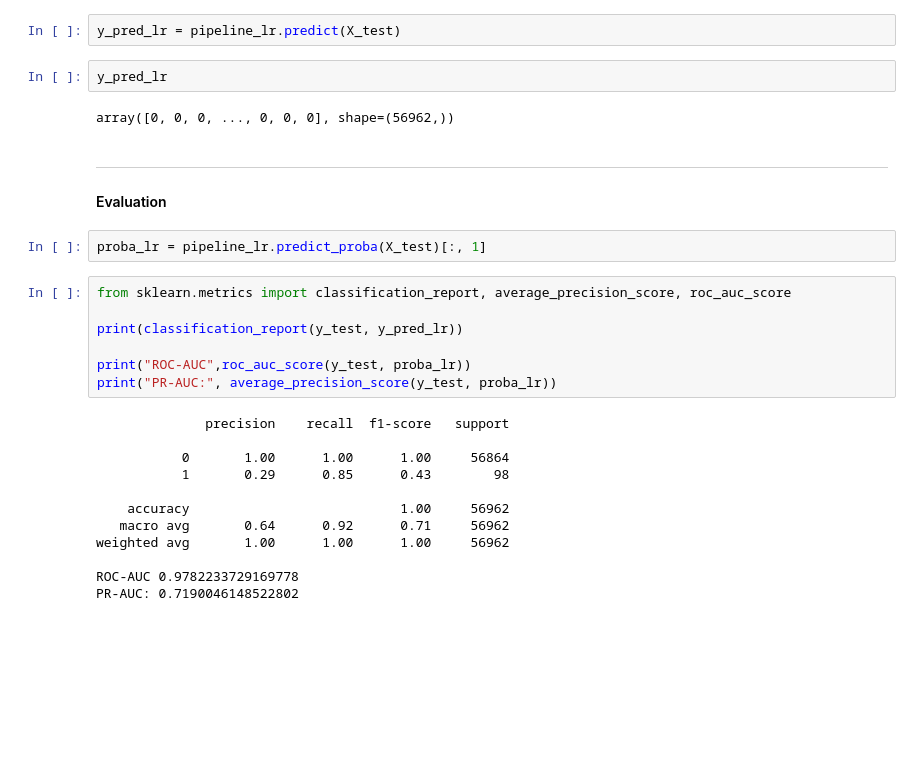
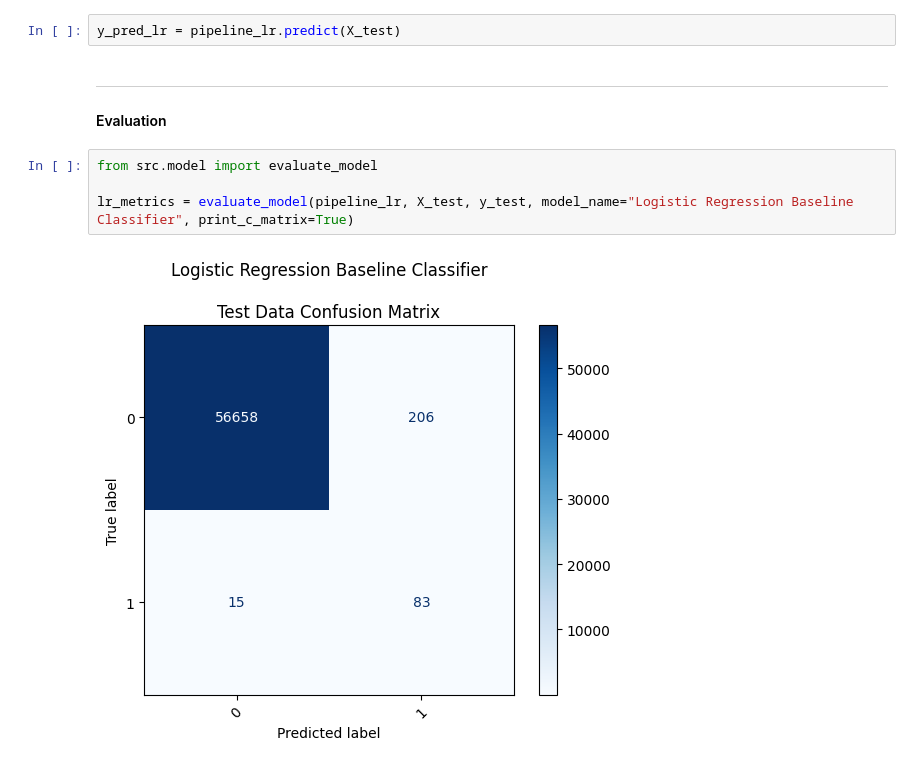
Before and after one commit to muhannad-imam/fraud-risk-modeling, a Jupyter notebook: notebooks/04_modeling.ipynb, the cells around one changed output. Cells and saved outputs as stored; diff of their text form; blank space fills up the shorter version.

```diff
--- a/notebooks/04_modeling.ipynb
+++ b/notebooks/04_modeling.ipynb
@@ -75,30 +80,11 @@ Pipeline(steps=[('feature_engineer', FeatureEngineer()),
 # %%
 y_pred_lr = pipeline_lr.predict(X_test)
-# %%
-y_pred_lr
-# %% [output]
-array([0, 0, 0, ..., 0, 0, 0], shape=(56962,))
 # %% [markdown]
 -----
 #### Evaluation
-# %%
-proba_lr = pipeline_lr.predict_proba(X_test)[:, 1]
-# %%
-from sklearn.metrics import classification_report, average_precision_score, roc_auc_score
-
-print(classification_report(y_test, y_pred_lr))
-
-print("ROC-AUC",roc_auc_score(y_test, proba_lr))
-print("PR-AUC:", average_precision_score(y_test, proba_lr))
-# %% [output]
-              precision    recall  f1-score   support
-
-           0       1.00      1.00      1.00     56864
-           1       0.29      0.85      0.43        98
-
-    accuracy                           1.00     56962
-   macro avg       0.64      0.92      0.71     56962
-weighted avg       1.00      1.00      1.00     56962
-
-ROC-AUC 0.9782233729169778
-PR-AUC: 0.7190046148522802
+# %%
+from src.model import evaluate_model
+
+lr_metrics = evaluate_model(pipeline_lr, X_test, y_test, model_name="Logistic Regression Baseline Classifier", print_c_matrix=True)
+# %% [output]
+[figure, added]
```
Also changed, not shown: parts of 12 cells of this notebook.
